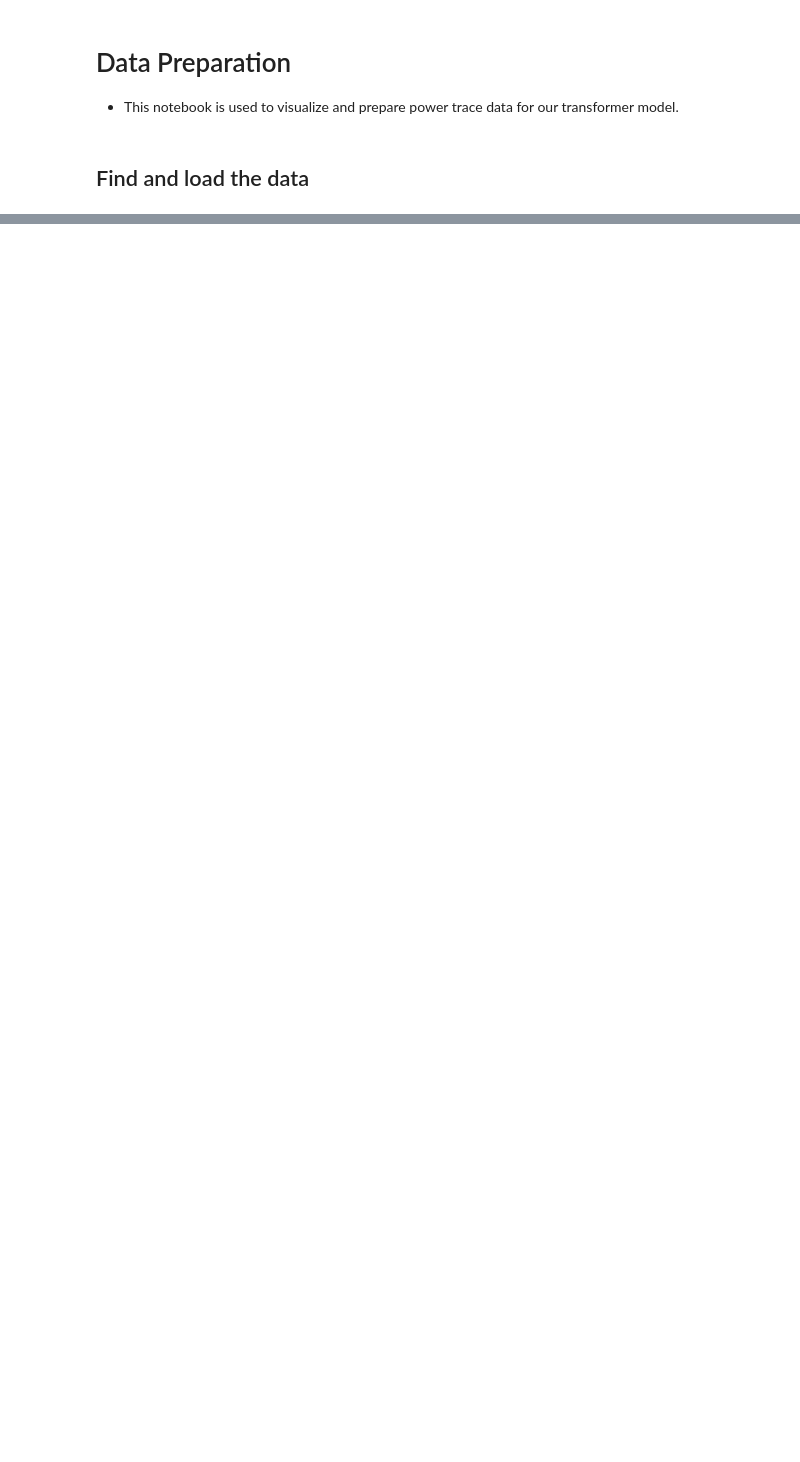
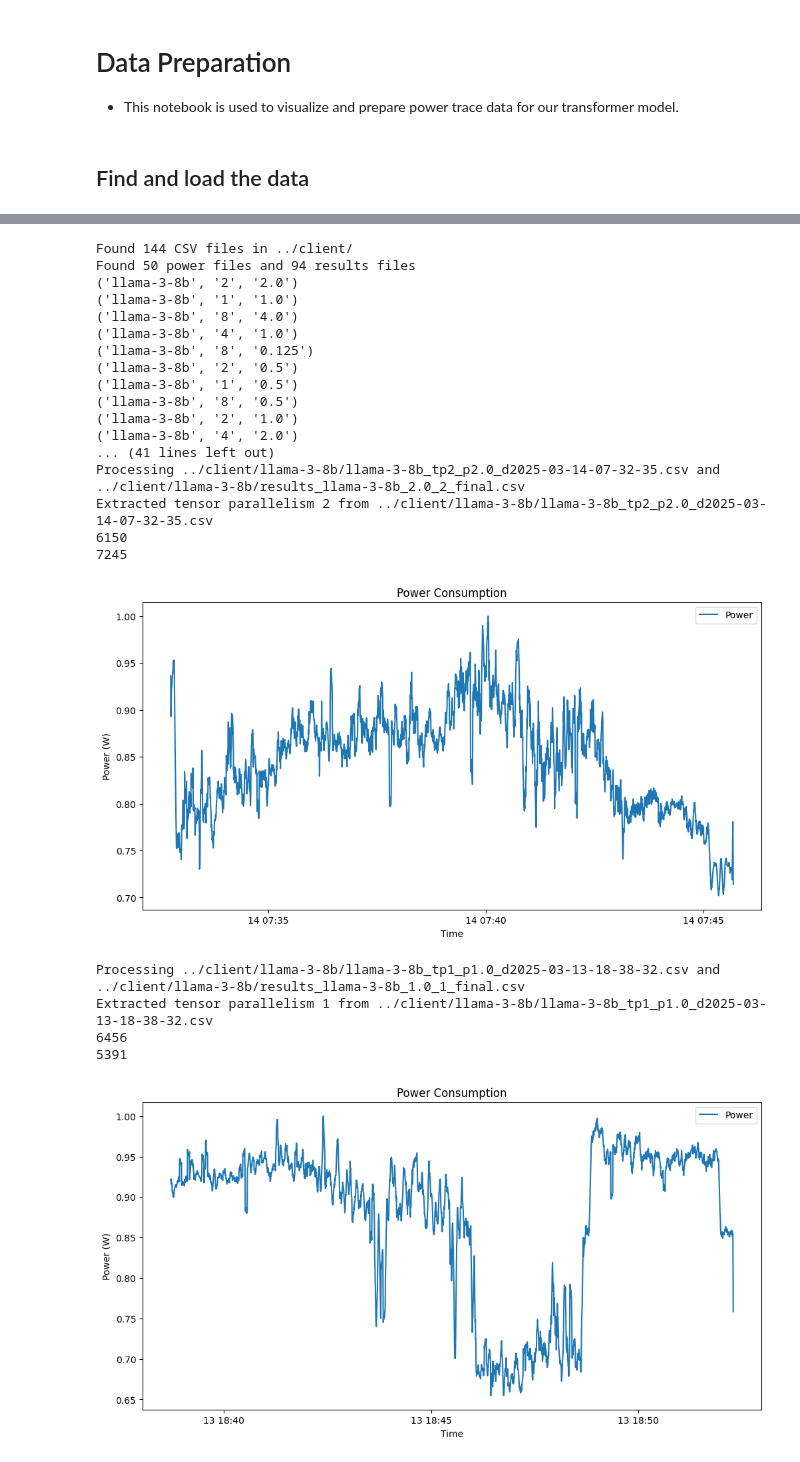
Before and after one commit to grantwilkins/powertrace-sim, a Jupyter notebook: model/data_prep.ipynb, the cells around one changed output, grey strips where cells are left out. Saved outputs shown, nothing was run; the diff lists cells and outputs as text; code cells hidden in the pictures; blank space fills up the shorter version.

```diff
--- a/model/data_prep.ipynb
+++ b/model/data_prep.ipynb
@@ -856,0 +198,34 @@ ValueError: num_samples should be a positive integer value, but got num_samples=
+# %%
+matched_pairs = discover_experiment_pairs(data_root_dir='../client/')
+for power_csv, results_csv in matched_pairs:
+    print(f"Processing {power_csv} and {results_csv}")
+    power_df = parse_power_csv(power_csv)
+    results_df = parse_results_csv(results_csv)
+    # Calculate rolling mean with window size of 5
+    power_df = power_df[40:-1]
+    power_df['power'] = power_df['power'].rolling(window=12, min_periods=1).mean()
+    power_df['power'] = power_df['power'] / power_df['power'].max()
+# %% [output]
+Found 144 CSV files in ../client/
+Found 50 power files and 94 results files
+('llama-3-8b', '2', '2.0')
+('llama-3-8b', '1', '1.0')
+('llama-3-8b', '8', '4.0')
+('llama-3-8b', '4', '1.0')
+('llama-3-8b', '8', '0.125')
+('llama-3-8b', '2', '0.5')
+('llama-3-8b', '1', '0.5')
+('llama-3-8b', '8', '0.5')
+('llama-3-8b', '2', '1.0')
+('llama-3-8b', '4', '2.0')
+... (41 lines left out)
+Processing ../client/llama-3-8b/llama-3-8b_tp2_p2.0_d2025-03-14-07-32-35.csv and ../client/llama-3-8b/results_llama-3-8b_2.0_2_final.csv
+Extracted tensor parallelism 2 from ../client/llama-3-8b/llama-3-8b_tp2_p2.0_d2025-03-14-07-32-35.csv
+6150
+7245
+[figure, added]
+Processing ../client/llama-3-8b/llama-3-8b_tp1_p1.0_d2025-03-13-18-38-32.csv and ../client/llama-3-8b/results_llama-3-8b_1.0_1_final.csv
+Extracted tensor parallelism 1 from ../client/llama-3-8b/llama-3-8b_tp1_p1.0_d2025-03-13-18-38-32.csv
+6456
+5391
+[figure, added]
```
Also changed, not shown: parts of 13 cells of this notebook, 13 other files.
